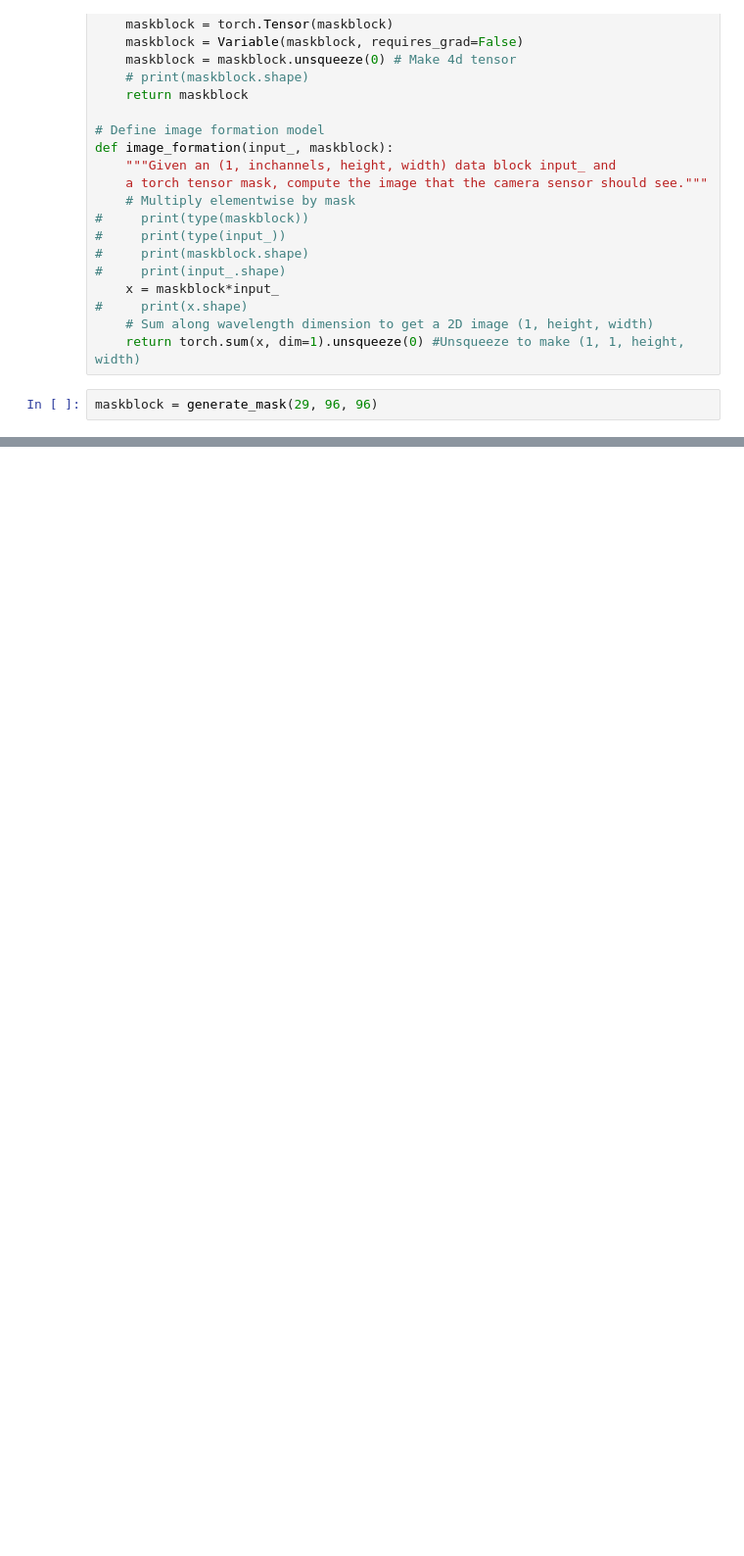
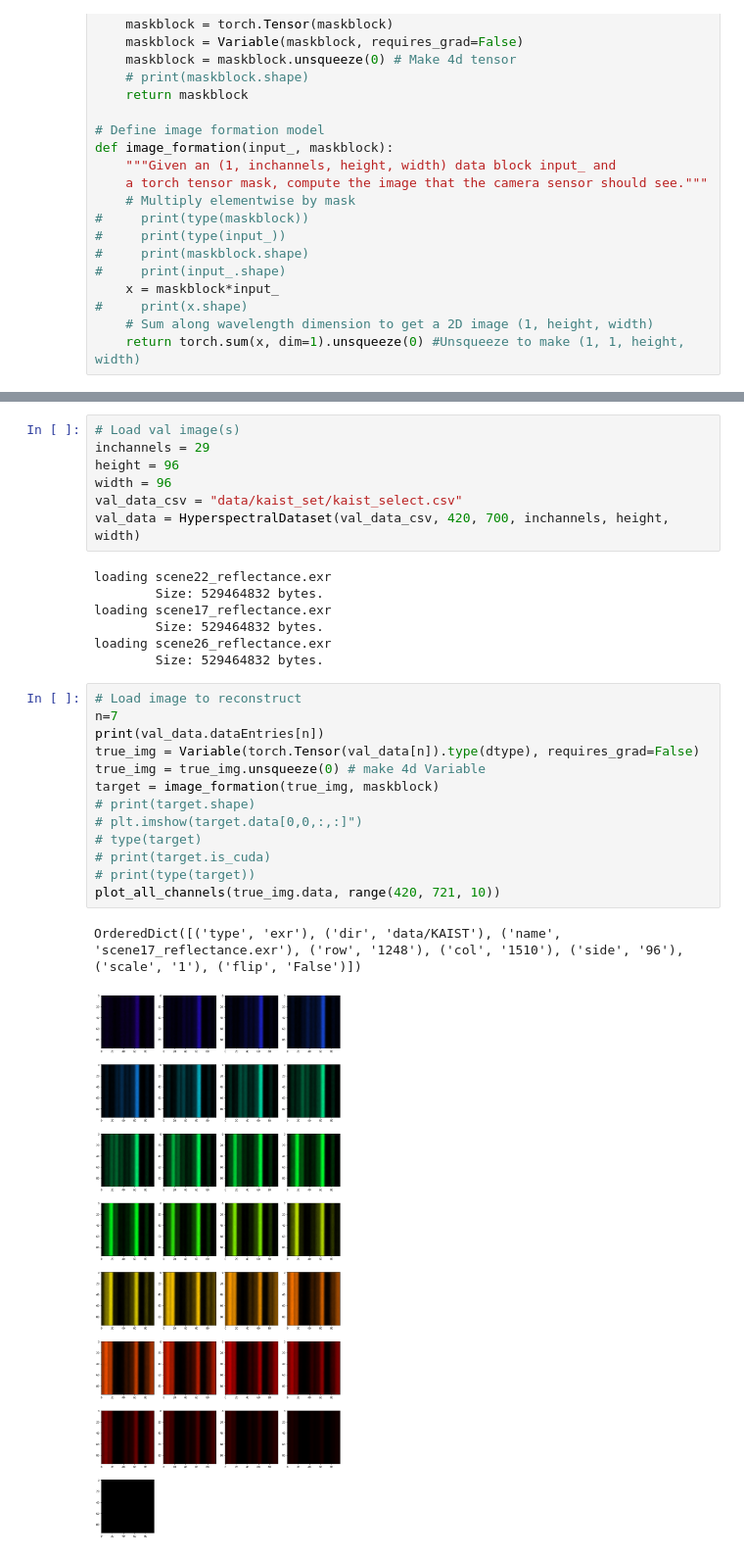
Before and after one commit to nishi951/hyperspectral-cs, a Jupyter notebook: naive_cs.ipynb, the cells around one changed output, grey strips where cells are left out. Shown at 98% size. Cells and saved outputs as stored; diff of their text form; blank space fills up the shorter version.

```diff
--- a/naive_cs.ipynb
+++ b/naive_cs.ipynb
@@ -50,5 +50,3 @@ def image_formation(input_, maskblock):
 #     print(x.shape)
     # Sum along wavelength dimension to get a 2D image (1, height, width)
     return torch.sum(x, dim=1).unsqueeze(0) #Unsqueeze to make (1, 1, height, width)
-# %%
-maskblock = generate_mask(29, 96, 96)
@@ -59,0 +238,30 @@ True
+# %%
+# Load val image(s)
+inchannels = 29
+height = 96
+width = 96
+val_data_csv = "data/kaist_set/kaist_select.csv"
+val_data = HyperspectralDataset(val_data_csv, 420, 700, inchannels, height, width)
+# %% [output]
+loading scene22_reflectance.exr
+        Size: 529464832 bytes.
+loading scene17_reflectance.exr
+        Size: 529464832 bytes.
+loading scene26_reflectance.exr
+        Size: 529464832 bytes.
+# %%
+# Load image to reconstruct
+n=7
+print(val_data.dataEntries[n])
+true_img = Variable(torch.Tensor(val_data[n]).type(dtype), requires_grad=False)
+true_img = true_img.unsqueeze(0) # make 4d Variable
+target = image_formation(true_img, maskblock)
+# print(target.shape)
+# plt.imshow(target.data[0,0,:,:]")
+# type(target)
+# print(target.is_cuda)
+# print(type(target))
+plot_all_channels(true_img.data, range(420, 721, 10))
+# %% [output]
+OrderedDict([('type', 'exr'), ('dir', 'data/KAIST'), ('name', 'scene17_reflectance.exr'), ('row', '1248'), ('col', '1510'), ('side', '96'), ('scale', '1'), ('flip', 'False')])
+[figure, added]
```
Also changed, not shown: parts of 12 cells of this notebook, 3 other files.
